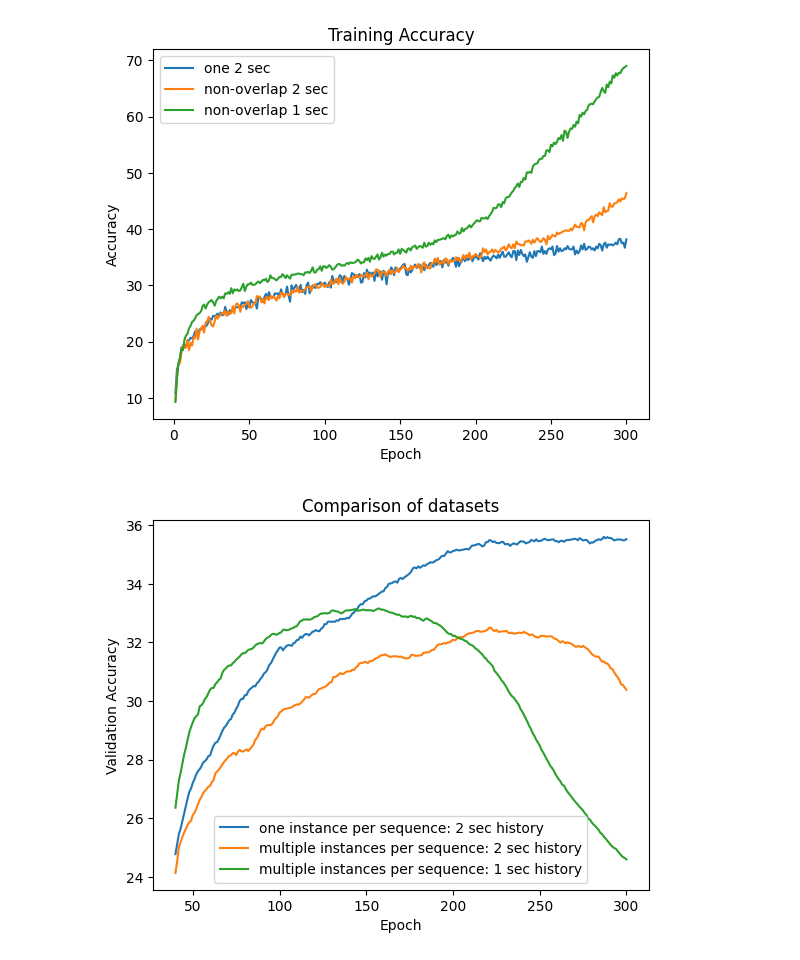
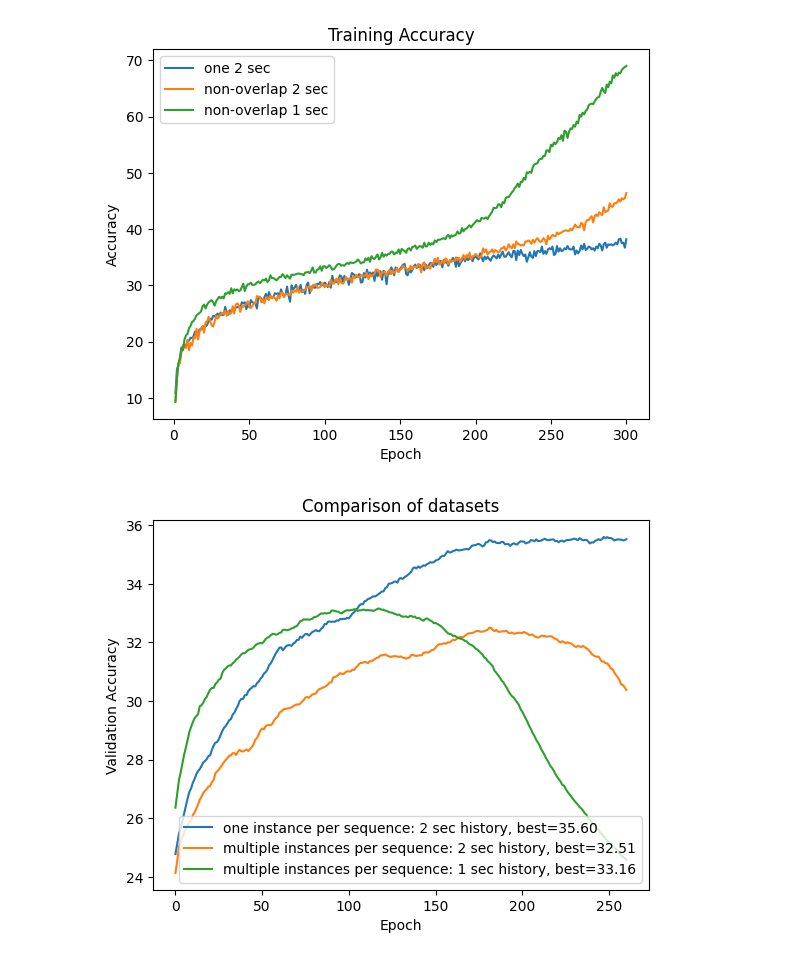
Before and after one commit to dolander1/nuscenes_dolander1, a Jupyter notebook: python-sdk/tutorials/compareDatasets.ipynb, the cells around one changed output. Drawn from its saved outputs; the diff is of its cells as text; code cells hidden in the pictures.

```diff
--- a/python-sdk/tutorials/compareDatasets.ipynb
+++ b/python-sdk/tutorials/compareDatasets.ipynb
@@ -61,43 +61,50 @@ plt.show()
 plt.figure()
 # plt.subplot(1, 2, 1)
 for i in range(num_files):
     plt.plot(epochs[i], train_acc[i], label=f'File {i+1}')
 plt.title('Training Accuracy')
 plt.xlabel('Epoch')
 plt.ylabel('Accuracy')
 plt.legend(['one 2 sec', 'non-overlap 2 sec', 'non-overlap 1 sec'])
 plt.show()
 
 
 # print(f"val_acc={val_acc[0]}")
 # print(f"df={df}")
 # print(f"smoothed={smoothed}")
 # print(f"smoothed_list={smoothed_list}")
 # print(f"numpy_smoothed_list.shape={numpy_smoothed_list.shape}")
 # print(f"squeezed_numpy_smoothed_list.shape={squeezed_numpy_smoothed_list.shape}")
 # print(f"epochs[0].shape={epochs[0].shape}")
 
 
-# plt.subplot(1, 2, 2)
-for i in range(num_files):
-    # Convert the list to a pandas DataFrame
-    df = pd.DataFrame(val_acc[i])
-    # Apply a rolling window of size 20 and take the mean of each window
-    smoothed = df.rolling(40).mean()
-    # Convert the smoothed DataFrame back to a list
-    smoothed_list = smoothed.values.tolist()
-    numpy_smoothed_list = np.array(smoothed_list)
-    squeezed_numpy_smoothed_list = np.squeeze(numpy_smoothed_list, 1)
+# for i in range(num_files):
+#     # Convert the list to a pandas DataFrame
+#     df = pd.DataFrame(val_acc[i])
+#     # Apply a rolling window of size 20 and take the mean of each window
+#     smoothed = df.rolling(20).mean()
+#     # Convert the smoothed DataFrame back to a list
+#     smoothed_list = smoothed.values.tolist()
+#     numpy_smoothed_list = np.array(smoothed_list)
+#     squeezed_numpy_smoothed_list = np.squeeze(numpy_smoothed_list, 1)
 
-    plt.plot(epochs[i], squeezed_numpy_smoothed_list, label=f'File {i+1}')
+legend_list = ['one instance per sequence: 2 sec history', 'multiple instances per sequence: 2 sec history', 'multiple instances per sequence: 1 sec history']
+start_number = 0
+window_size = 40
+smooth_val_acc_list = [np.convolve(acc[start_number:], np.ones(window_size)/window_size, mode='valid') for acc in val_acc]
+best_smooth_val_acc_list = [max(smooth_acc) for smooth_acc in smooth_val_acc_list]
+
+[plt.plot(acc, label=legend+f', best={best_ave_ADE:.2f}') for acc, legend, best_ave_ADE in zip(smooth_val_acc_list, legend_list, best_smooth_val_acc_list)]
+
+
 plt.title('Comparison of datasets')
 plt.xlabel('Epoch')
 plt.ylabel('Validation Accuracy')
-plt.legend(['one instance per sequence: 2 sec history', 'multiple instances per sequence: 2 sec history', 'multiple instances per sequence: 1 sec history'])
+plt.legend()
 plt.savefig('saveResults/compareDatasets/compareDatasets.png')
 plt.show()
 # %% [output]
 [figure]
 [figure]
 [figure]
-[figure, old version]
+[figure, new version]
```
Also changed, not shown: 5 other files.
